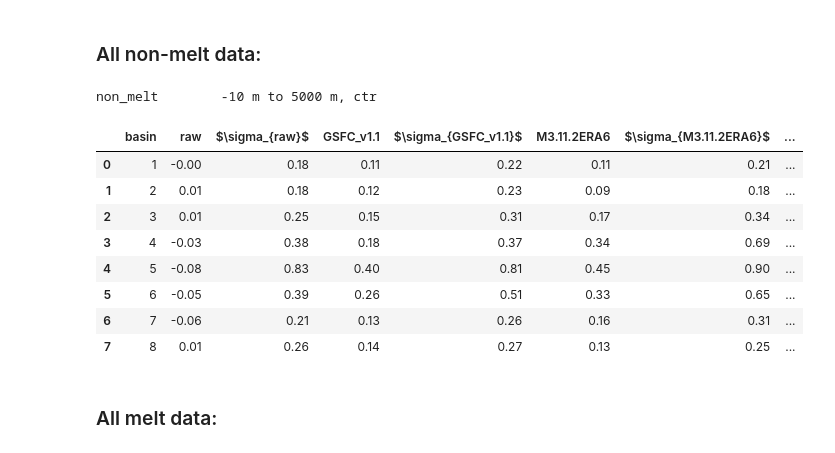
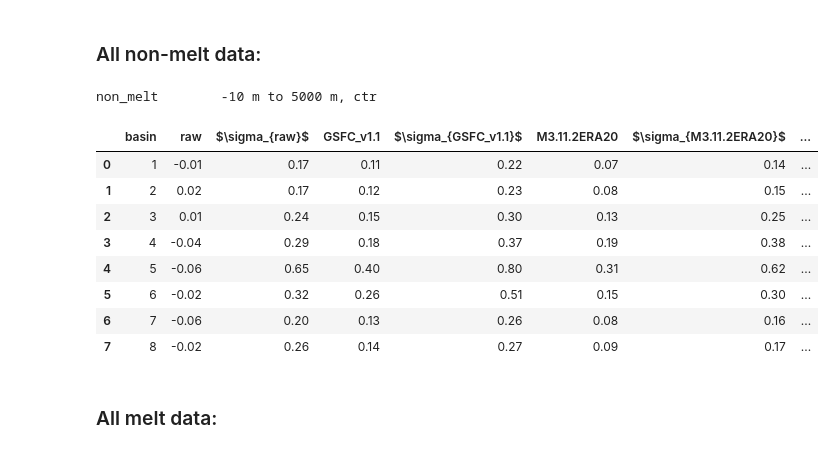
Before and after one commit to tsutterley/SMBcorr, a Jupyter notebook: notebooks/firn_dh_plots_agg.ipynb, the cells around one changed output. Drawn from its saved outputs; the diff is of its cells as text; code cells hidden in the pictures.

```diff
--- a/notebooks/firn_dh_plots_agg.ipynb
+++ b/notebooks/firn_dh_plots_agg.ipynb
@@ -93,8 +121,8 @@ for count, model in enumerate(models):
                 els = np.floor(Dsub.basin)==basin
                 els &= (Dsub.h0 > h_range[0])
                 els &= (Dsub.h0 < h_range[1])
-                els &= np.isfinite(Dsub.dh_corr)
+                els &= np.isfinite(Dsub.corrected)
                 Dsub=Dsub[els]
-                pct[epoch][model][h_range]['raw'][basin-1,:]=ss.scoreatpercentile(Dsub.dh, percentiles)
-                pct[epoch][model][h_range]['corr'][basin-1,:]=ss.scoreatpercentile(Dsub.dh_corr, percentiles)
+                pct[epoch][model][h_range]['raw'][basin-1,:]=ss.scoreatpercentile(Dsub.data, percentiles)
+                pct[epoch][model][h_range]['corr'][basin-1,:]=ss.scoreatpercentile(Dsub.corrected, percentiles)
                 pct[epoch][model][h_range]['count'][basin-1]=Dsub.size
@@ -133,7 +141,7 @@ for count, model in enumerate(models):
                 els = np.floor(Dsub.basin)==basin
                 els &= (Dsub.h0 > h_range[0])
                 els &= (Dsub.h0 < h_range[1])
-                els &= np.isfinite(Dsub.dh_corr)
+                els &= np.isfinite(Dsub.corrected)
                 Dsub=Dsub[els]
                 melt_days = ( ((Dsub.t0 < melt_season[0] ) & (Dsub.t1 > melt_season[0]) ) *(Dsub.t1-melt_season[0]) + \
                 ((Dsub.t0 > melt_season[0] ) & (Dsub.t1 < melt_season[1]) )*(Dsub.t1-Dsub.t0) + \
@@ -142,16 +150,16 @@ for count, model in enumerate(models):
                 non_melt_data += [Dsub[melt_days < 7 ]]
                 all_data += [Dsub]
             temp=pc.data().from_list(melt_data)
-            pct['melt'][model][h_range]['raw'][basin-1,:] = ss.scoreatpercentile(temp.dh, percentiles)
-            pct['melt'][model][h_range]['corr'][basin-1,:] = ss.scoreatpercentile(temp.dh_corr, percentiles)
+            pct['melt'][model][h_range]['raw'][basin-1,:] = ss.scoreatpercentile(temp.data, percentiles)
+            pct['melt'][model][h_range]['corr'][basin-1,:] = ss.scoreatpercentile(temp.corrected, percentiles)
             pct['melt'][model][h_range]['count'][basin-1]=temp.size
             temp=pc.data().from_list(non_melt_data)
-            pct['non_melt'][model][h_range]['raw'][basin-1,:] = ss.scoreatpercentile(temp.dh, percentiles)
-            pct['non_melt'][model][h_range]['corr'][basin-1,:] = ss.scoreatpercentile(temp.dh_corr, percentiles)
+            pct['non_melt'][model][h_range]['raw'][basin-1,:] = ss.scoreatpercentile(temp.data, percentiles)
+            pct['non_melt'][model][h_range]['corr'][basin-1,:] = ss.scoreatpercentile(temp.corrected, percentiles)
             pct['non_melt'][model][h_range]['count'][basin-1]=temp.size
             temp=pc.data().from_list(all_data)
-            pct['all'][model][h_range]['raw'][basin-1,:] = ss.scoreatpercentile(temp.dh, percentiles)
-            pct['all'][model][h_range]['corr'][basin-1,:] = ss.scoreatpercentile(temp.dh_corr, percentiles)
+            pct['all'][model][h_range]['raw'][basin-1,:] = ss.scoreatpercentile(temp.data, percentiles)
+            pct['all'][model][h_range]['corr'][basin-1,:] = ss.scoreatpercentile(temp.corrected, percentiles)
             pct['all'][model][h_range]['count'][basin-1]=temp.size
 # %%
 {basin:pct['melt'][model][h_ranges[0]]['count'][basin-1]/pct['non_melt'][model][h_ranges[0]]['count'][basin-1] for basin in basins}
@@ -177,17 +185,17 @@ models
 # %%
 
 sn={'raw':'raw',
-        'GSFC_fdm_v1_1_zsurf':'GSFC_v1.1',
+        'GSFC_fdm_v1_1':'GSFC_v1.1',
 #        'MARv3_11_ERA_zsurf':'M3.11ERA.15',
-        'MARv3_11_2_ERA_6km_zsurf':'M3.11.2ERA6',
-#        'MARv3_11_2_ERA_20km_zsurf':'M3.11.2ERA20',
-       'MARv3_11_2_NCEP_20km_zsurf':'M311.2NC20'
+        'MARv3_11_2_ERA_6km':'M3.11.2ERA6',
+        'MARv3_11_2_ERA_20km':'M3.11.2ERA20',
+       'MARv3_11_2_NCEP_20km':'M311.2NC20'
         ''}
 
 
 sigma_sn={model:f'$\sigma_{{{sn[model]}}}$' for model in sn.keys()}
 # %%
-def all_basin_stats(pct, epoch, h_range, var):
+def all_basin_stats(pct, models, epoch, h_range, var):
     if var=='lt_tail':
         p1=1
         p0=0
@@ -197,13 +205,6 @@ def all_basin_stats(pct, epoch, h_range, var):
     elif var == 'rt_tail':
         p1=4
         p0=3
-
-    #models=['GSFC_fdm_v1_zsurf', 'MARv3_11_ERA_zsurf', 'MARv3_11_2_ERA_10km_zsurf',
-    # 'MARv3_11_2_ERA_20km_zsurf',
-    # 'MARv3_11_2_NCEP_20km_zsurf']
-    models=['GSFC_fdm_v1_1_zsurf',  'MARv3_11_2_ERA_6km_zsurf',
-       'MARv3_11_2_NCEP_20km_zsurf']
-
 
     #short names
 
@@ -221,12 +222,12 @@ def all_basin_stats(pct, epoch, h_range, var):
     str1='basin\t raw'
     str2='\t \t'
     for model in models:
-        m=re.compile('(.*)_(..km)_zsurf').search(model)
+        m=re.compile('(.*)_(\d+km)').search(model)
         if m is not None:
             str1 += f'\t {m.group(1)}'
             str2 += f'\t {m.group(2)}'
         else:
-            str1 += f'\t {model.replace("_zsurf","")}'
+            str1 += f'\t {model}'
             str2 += '\t 15km'
 
     print(f'{epoch}\t{h_range[0]} m to {h_range[1]} m, {var}')
@@ -335,22 +336,22 @@ all     2000 m to 5000 m, ctr
 # %% [markdown]
 ### All non-melt data:
 # %%
-df=all_basin_stats(pct, 'non_melt', h_ranges[2],'ctr')
+df=all_basin_stats(pct, models, 'non_melt', h_ranges[2],'ctr')
 df.style.set_precision(2).apply(highlight_minabs, axis=1, subset=[sn[model] for model in sn.keys()])\
     .apply(highlight_minabs, color='orange', axis=1, subset=[sigma_sn[model] for model in sn.keys()])\
     .apply(bold_abs_lt_first, axis=1, subset=[sn[model] for model in sn.keys()])\
     .apply(bold_abs_lt_first, axis=1, subset=[sigma_sn[model] for model in sn.keys()])
 # %% [output]
 non_melt        -10 m to 5000 m, ctr
-|  | basin | raw | $\sigma_{raw}$ | GSFC_v1.1 | $\sigma_{GSFC_v1.1}$ | M3.11.2ERA6 | $\sigma_{M3.11.2ERA6}$ | ... |
-| 0 | 1 | -0.00 | 0.18 | 0.11 | 0.22 | 0.11 | 0.21 | ... |
-| 1 | 2 | 0.01 | 0.18 | 0.12 | 0.23 | 0.09 | 0.18 | ... |
-| 2 | 3 | 0.01 | 0.25 | 0.15 | 0.31 | 0.17 | 0.34 | ... |
-| 3 | 4 | -0.03 | 0.38 | 0.18 | 0.37 | 0.34 | 0.69 | ... |
-| 4 | 5 | -0.08 | 0.83 | 0.40 | 0.81 | 0.45 | 0.90 | ... |
-| 5 | 6 | -0.05 | 0.39 | 0.26 | 0.51 | 0.33 | 0.65 | ... |
-| 6 | 7 | -0.06 | 0.21 | 0.13 | 0.26 | 0.16 | 0.31 | ... |
-| 7 | 8 | 0.01 | 0.26 | 0.14 | 0.27 | 0.13 | 0.25 | ... |
+|  | basin | raw | $\sigma_{raw}$ | GSFC_v1.1 | $\sigma_{GSFC_v1.1}$ | M3.11.2ERA20 | $\sigma_{M3.11.2ERA20}$ | ... |
+| 0 | 1 | -0.01 | 0.17 | 0.11 | 0.22 | 0.07 | 0.14 | ... |
+| 1 | 2 | 0.02 | 0.17 | 0.12 | 0.23 | 0.08 | 0.15 | ... |
+| 2 | 3 | 0.01 | 0.24 | 0.15 | 0.30 | 0.13 | 0.25 | ... |
+| 3 | 4 | -0.04 | 0.29 | 0.18 | 0.37 | 0.19 | 0.38 | ... |
+| 4 | 5 | -0.06 | 0.65 | 0.40 | 0.80 | 0.31 | 0.62 | ... |
+| 5 | 6 | -0.02 | 0.32 | 0.26 | 0.51 | 0.15 | 0.30 | ... |
+| 6 | 7 | -0.06 | 0.20 | 0.13 | 0.26 | 0.08 | 0.16 | ... |
+| 7 | 8 | -0.02 | 0.26 | 0.14 | 0.27 | 0.09 | 0.17 | ... |
 # %% [markdown]
 ### All melt data:
 # %%
```
Also changed, not shown: parts of 24 cells of this notebook, 1 other file.
